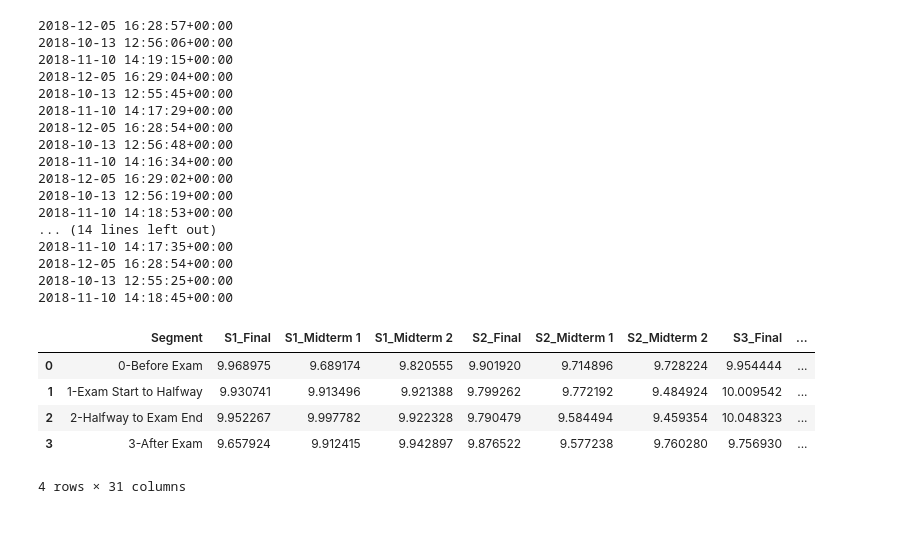
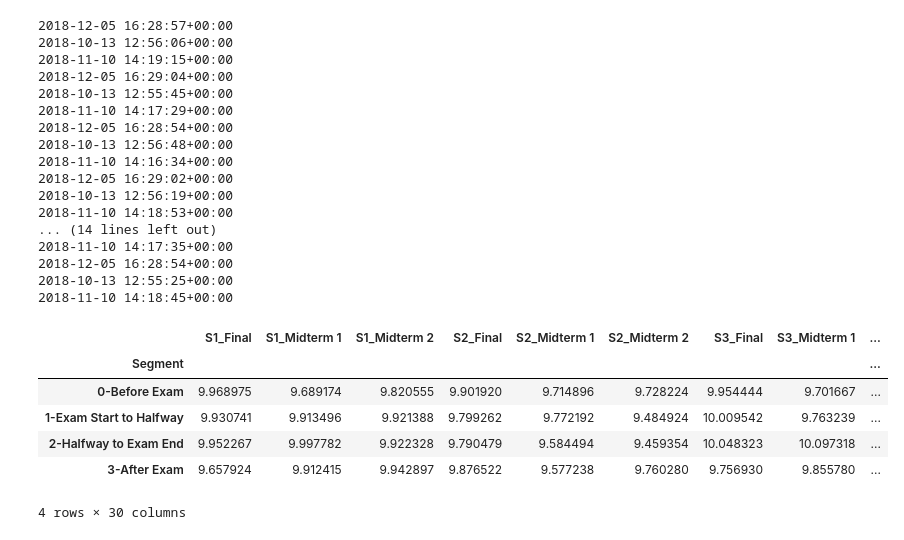
Before and after one commit to kiwwifruit/project3, a Jupyter notebook: data_preprocess.ipynb, the cells around one changed output. Saved outputs shown, nothing was run; the diff lists cells and outputs as text; code cells hidden in the pictures.

Commit message:
data preprocessing updated

```diff
--- a/data_preprocess.ipynb
+++ b/data_preprocess.ipynb
@@ -164,13 +192,15 @@ for sid, exam in all_data:
         index += 1
     else:
         all_exam_data = all_exam_data.merge(get_data(sid, exam), on='Segment')
-all_exam_data
-# %% [output]
-|  | Segment | S1_Final | S1_Midterm 1 | S1_Midterm 2 | S2_Final | S2_Midterm 1 | S2_Midterm 2 | S3_Final | ... |
-| 0 | 0-Before Exam | 9.968975 | 9.689174 | 9.820555 | 9.901920 | 9.714896 | 9.728224 | 9.954444 | ... |
-| 1 | 1-Exam Start to Halfway | 9.930741 | 9.913496 | 9.921388 | 9.799262 | 9.772192 | 9.484924 | 10.009542 | ... |
-| 2 | 2-Halfway to Exam End | 9.952267 | 9.997782 | 9.922328 | 9.790479 | 9.584494 | 9.459354 | 10.048323 | ... |
-| 3 | 3-After Exam | 9.657924 | 9.912415 | 9.942897 | 9.876522 | 9.577238 | 9.760280 | 9.756930 | ... |
-4 rows × 31 columns
+# %%
+all_exam_data.set_index('Segment', drop=True)
+# %% [output]
+|  | S1_Final | S1_Midterm 1 | S1_Midterm 2 | S2_Final | S2_Midterm 1 | S2_Midterm 2 | S3_Final | S3_Midterm 1 | ... |
+| Segment |  |  |  |  |  |  |  |  | ... |
+| 0-Before Exam | 9.968975 | 9.689174 | 9.820555 | 9.901920 | 9.714896 | 9.728224 | 9.954444 | 9.701667 | ... |
+| 1-Exam Start to Halfway | 9.930741 | 9.913496 | 9.921388 | 9.799262 | 9.772192 | 9.484924 | 10.009542 | 9.763239 | ... |
+| 2-Halfway to Exam End | 9.952267 | 9.997782 | 9.922328 | 9.790479 | 9.584494 | 9.459354 | 10.048323 | 10.097318 | ... |
+| 3-After Exam | 9.657924 | 9.912415 | 9.942897 | 9.876522 | 9.577238 | 9.760280 | 9.756930 | 9.855780 | ... |
+4 rows × 30 columns
 # %%
 grade = pd.read_csv('data/ParsedGrades.csv')
```
Also changed, not shown: parts of 7 cells of this notebook.
